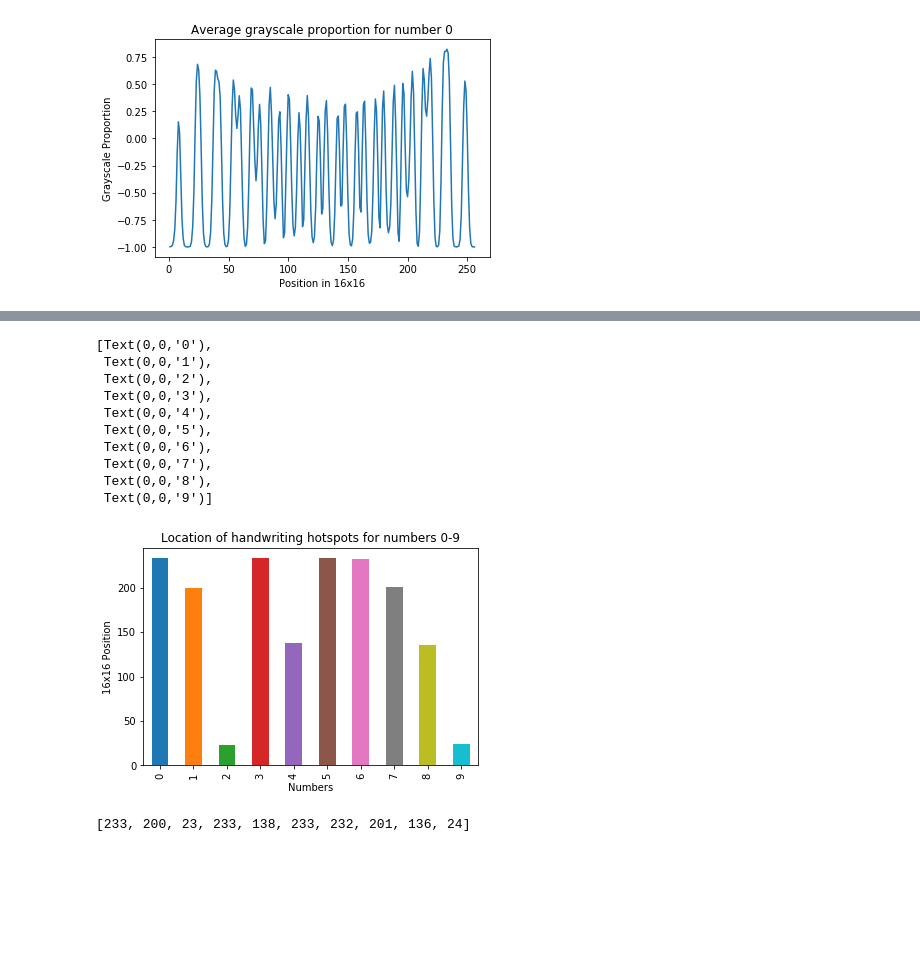
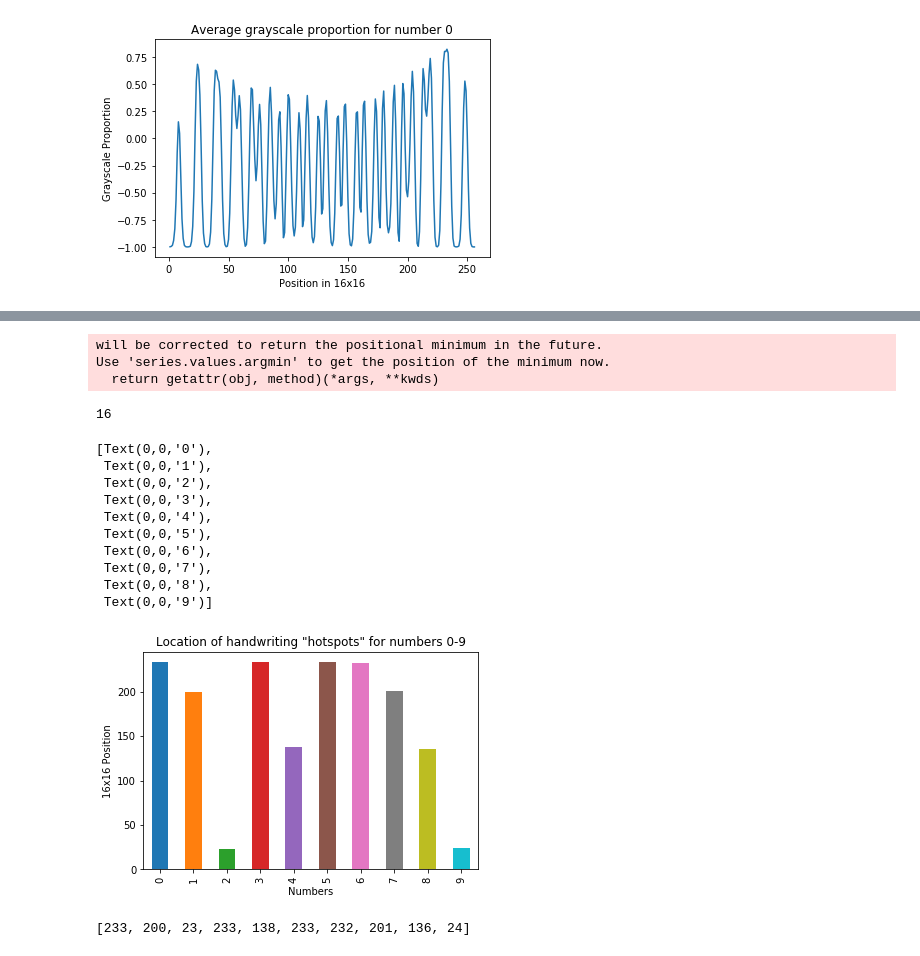
Before and after one commit to KatieBSC/descriptive_analysis, a Jupyter notebook: Week 1 Project Notebook.ipynb, the cells around one changed output, grey strips where cells are left out. Cells and saved outputs as stored; diff of their text form; code cells hidden in the pictures; blank space fills up the shorter version.

```diff
--- a/Week 1 Project Notebook.ipynb
+++ b/Week 1 Project Notebook.ipynb
@@ -58,43 +88,48 @@ peak(0)
+# %%
+#Find the lowest valley of the plot above
+
+def valley(num):
+    ymin = round(min(avg_num(num)),4)
+    xmin = np.argmin(avg_num(num))
+    return xmin
+valley(0)
+# %% [output]
+will be corrected to return the positional minimum in the future.
+Use 'series.values.argmin' to get the position of the minimum now.
+  return getattr(obj, method)(*args, **kwds)
+16
 # %%
 #Create two lists: one with digits 0-9 and the other with the corresponding max as above
 
 x_values = []
 y_values = []
 
 i=0
 
 while i < 10 :
     x_values.append(i)
     y_values.append(peak(i))
     i += 1
 
-#fig_hotspot = plt.plot(y_values)
-#plt.bar(range(0, len(y_values)), y_values)
-#fig_hotspot = plt.xlabel("Numbers")
-#fig_hotspot = plt.ylabel("16X16 Position")
-#fig_hotspot = plt.title("Location of handwriting hotspots for numbers 0-9")
-#fig_hotspot.set_xticklabels(('0','1','2','3','4','5','6','7','8','9'))
-
 
 hotspot_series = pd.Series.from_array(y_values)
-#plt.figure(figsize=(12, 8))
 ax = hotspot_series.plot(kind='bar')
-ax.set_title('Location of handwriting hotspots for numbers 0-9')
+ax.set_title('Location of handwriting "hotspots" for numbers 0-9')
 ax.set_xlabel('Numbers')
 ax.set_ylabel('16x16 Position')
 ax.set_xticklabels(x_values)
 # %% [output]
 [Text(0,0,'0'),
  Text(0,0,'1'),
  Text(0,0,'2'),
  Text(0,0,'3'),
  Text(0,0,'4'),
  Text(0,0,'5'),
  Text(0,0,'6'),
  Text(0,0,'7'),
  Text(0,0,'8'),
  Text(0,0,'9')]
-[figure, old version]
+[figure, new version]
 # %%
 y_values
 # %% [output]
```
Also changed, not shown: parts of 18 cells of this notebook.
